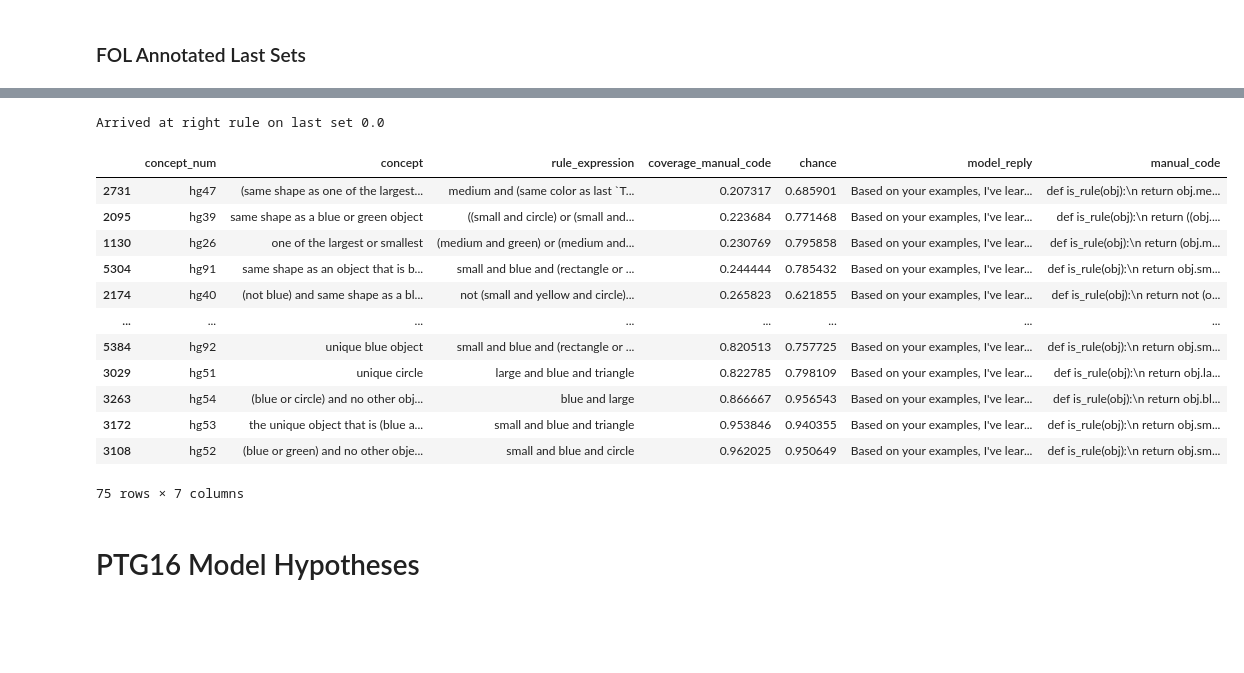
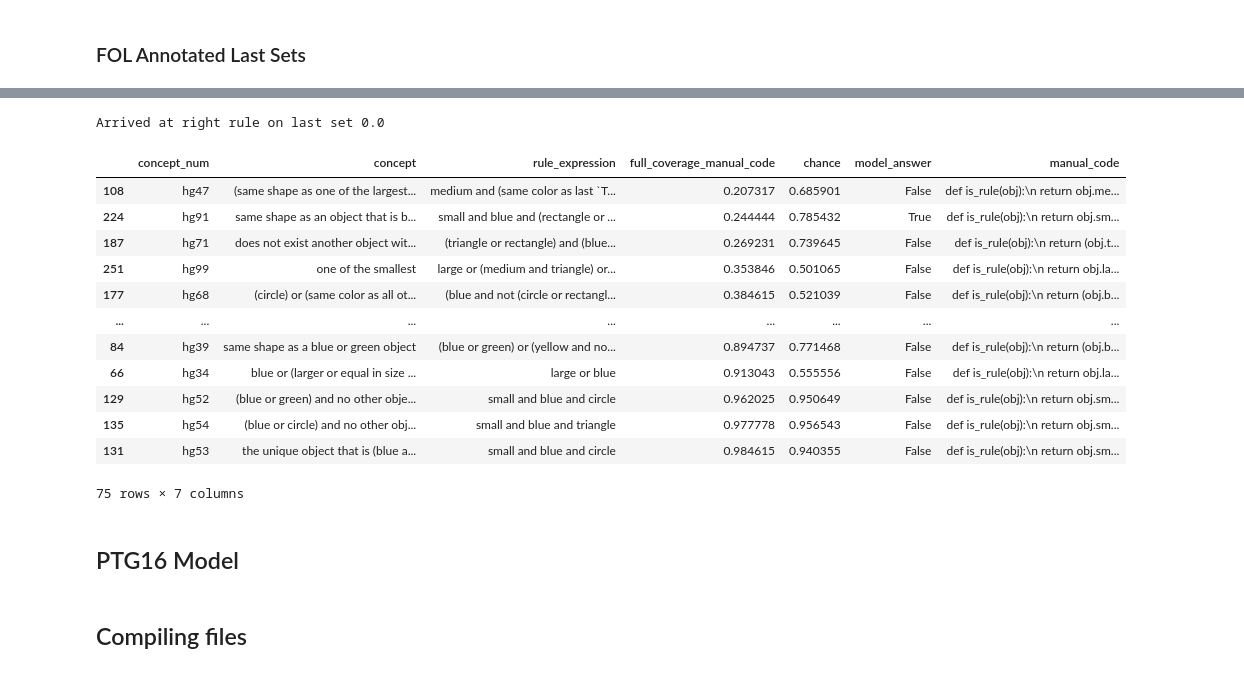
Before and after one commit to mariebiscuit/calibration-rule-learning, a Jupyter notebook: analysis/experiment_2.ipynb, the cells around one changed output, grey strips where cells are left out. Saved outputs shown, nothing was run; the diff lists cells and outputs as text; code cells hidden in the pictures; blank space fills up the shorter version.

```diff
--- a/analysis/experiment_2.ipynb
+++ b/analysis/experiment_2.ipynb
@@ -340,23 +408,27 @@ Name: answer, Length: 69, dtype: bool
 # %%
+manual_rule_coverage = pd.read_csv('./results/experiment_2/compiled_fol_rules_annotated_last_sets_stats.csv')
 mdf = manual_rule_coverage.drop_duplicates(['concept', 'set'])
-print("Arrived at right rule on last set", (mdf[mdf['set'] == 25]['coverage_manual_code'] == 1).mean())
+print("Arrived at right rule on last set", (mdf[mdf['set'] == 25]['full_coverage_manual_code'] == 1).mean())
 fdf = mdf[mdf['set'] == 25].sort_values('coverage_manual_code')
-fdf.loc[:, ['concept_num', 'concept',  'rule_expression', 'coverage_manual_code', 'chance', 'model_reply', 'manual_code', ]]
+fdf.loc[:, ['concept_num', 'concept',  'rule_expression', 'full_coverage_manual_code', 'chance', 'model_answer', 'manual_code', ]].to_csv('./results/experiment_2/gpt4_fol_final_rules.csv')
+fdf.loc[:, ['concept_num', 'concept',  'rule_expression', 'full_coverage_manual_code', 'chance', 'model_answer', 'manual_code', ]]
 # %% [output]
 Arrived at right rule on last set 0.0
-|  | concept_num | concept | rule_expression | coverage_manual_code | chance | model_reply | manual_code |
-| 2731 | hg47 | (same shape as one of the largest... | medium and (same color as last `T... | 0.207317 | 0.685901 | Based on your examples, I've lear... | def is_rule(obj):\n return obj.me... |
-| 2095 | hg39 | same shape as a blue or green object | ((small and circle) or (small and... | 0.223684 | 0.771468 | Based on your examples, I've lear... | def is_rule(obj):\n return ((obj.... |
-| 1130 | hg26 | one of the largest or smallest | (medium and green) or (medium and... | 0.230769 | 0.795858 | Based on your examples, I've lear... | def is_rule(obj):\n return (obj.m... |
-| 5304 | hg91 | same shape as an object that is b... | small and blue and (rectangle or ... | 0.244444 | 0.785432 | Based on your examples, I've lear... | def is_rule(obj):\n return obj.sm... |
-| 2174 | hg40 | (not blue) and same shape as a bl... | not (small and yellow and circle)... | 0.265823 | 0.621855 | Based on your examples, I've lear... | def is_rule(obj):\n return not (o... |
+|  | concept_num | concept | rule_expression | full_coverage_manual_code | chance | model_answer | manual_code |
+| 108 | hg47 | (same shape as one of the largest... | medium and (same color as last `T... | 0.207317 | 0.685901 | False | def is_rule(obj):\n return obj.me... |
+| 224 | hg91 | same shape as an object that is b... | small and blue and (rectangle or ... | 0.244444 | 0.785432 | True | def is_rule(obj):\n return obj.sm... |
+| 187 | hg71 | does not exist another object wit... | (triangle or rectangle) and (blue... | 0.269231 | 0.739645 | False | def is_rule(obj):\n return (obj.t... |
+| 251 | hg99 | one of the smallest | large or (medium and triangle) or... | 0.353846 | 0.501065 | False | def is_rule(obj):\n return obj.la... |
+| 177 | hg68 | (circle) or (same color as all ot... | (blue and not (circle or rectangl... | 0.384615 | 0.521039 | False | def is_rule(obj):\n return (obj.b... |
 | ... | ... | ... | ... | ... | ... | ... | ... |
-| 5384 | hg92 | unique blue object | small and blue and (rectangle or ... | 0.820513 | 0.757725 | Based on your examples, I've lear... | def is_rule(obj):\n return obj.sm... |
-| 3029 | hg51 | unique circle | large and blue and triangle | 0.822785 | 0.798109 | Based on your examples, I've lear... | def is_rule(obj):\n return obj.la... |
-| 3263 | hg54 | (blue or circle) and no other obj... | blue and large | 0.866667 | 0.956543 | Based on your examples, I've lear... | def is_rule(obj):\n return obj.bl... |
-| 3172 | hg53 | the unique object that is (blue a... | small and blue and triangle | 0.953846 | 0.940355 | Based on your examples, I've lear... | def is_rule(obj):\n return obj.sm... |
-| 3108 | hg52 | (blue or green) and no other obje... | small and blue and circle | 0.962025 | 0.950649 | Based on your examples, I've lear... | def is_rule(obj):\n return obj.sm... |
+| 84 | hg39 | same shape as a blue or green object | (blue or green) or (yellow and no... | 0.894737 | 0.771468 | False | def is_rule(obj):\n return (obj.b... |
+| 66 | hg34 | blue or (larger or equal in size ... | large or blue | 0.913043 | 0.555556 | False | def is_rule(obj):\n return obj.la... |
+| 129 | hg52 | (blue or green) and no other obje... | small and blue and circle | 0.962025 | 0.950649 | False | def is_rule(obj):\n return obj.sm... |
+| 135 | hg54 | (blue or circle) and no other obj... | small and blue and triangle | 0.977778 | 0.956543 | False | def is_rule(obj):\n return obj.sm... |
+| 131 | hg53 | the unique object that is (blue a... | small and blue and circle | 0.984615 | 0.940355 | False | def is_rule(obj):\n return obj.sm... |
 75 rows × 7 columns
 # %% [markdown]
-# PTG16 Model Hypotheses
+## PTG16 Model
+# %% [markdown]
+## Compiling files
 # %%
```
Also changed, not shown: parts of 40 cells of this notebook, 56 other files.
